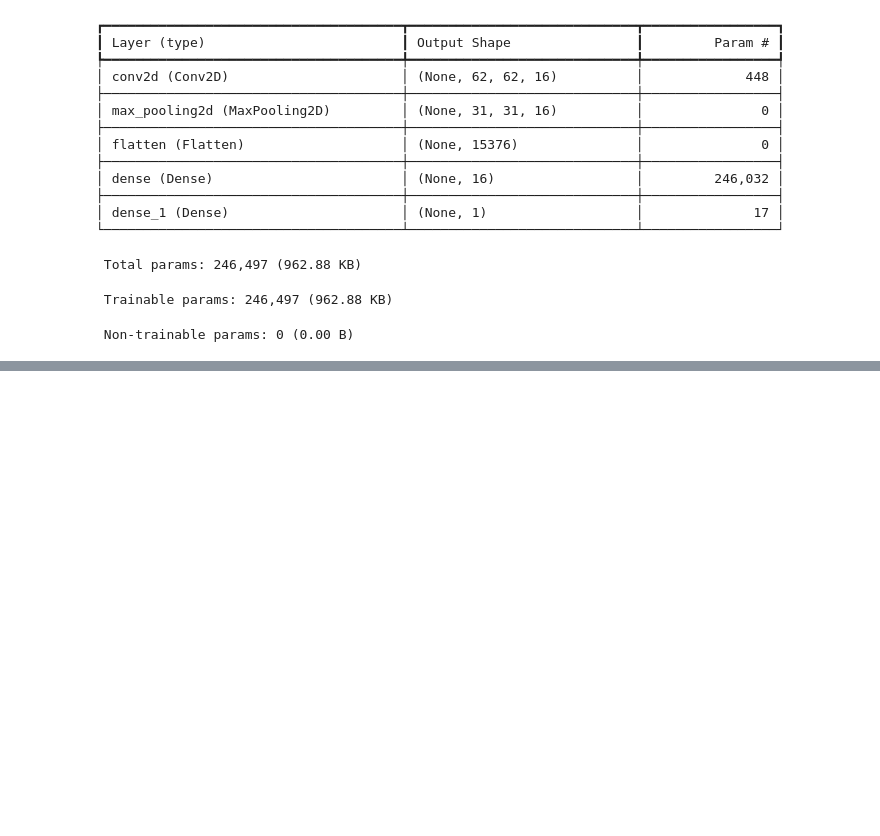
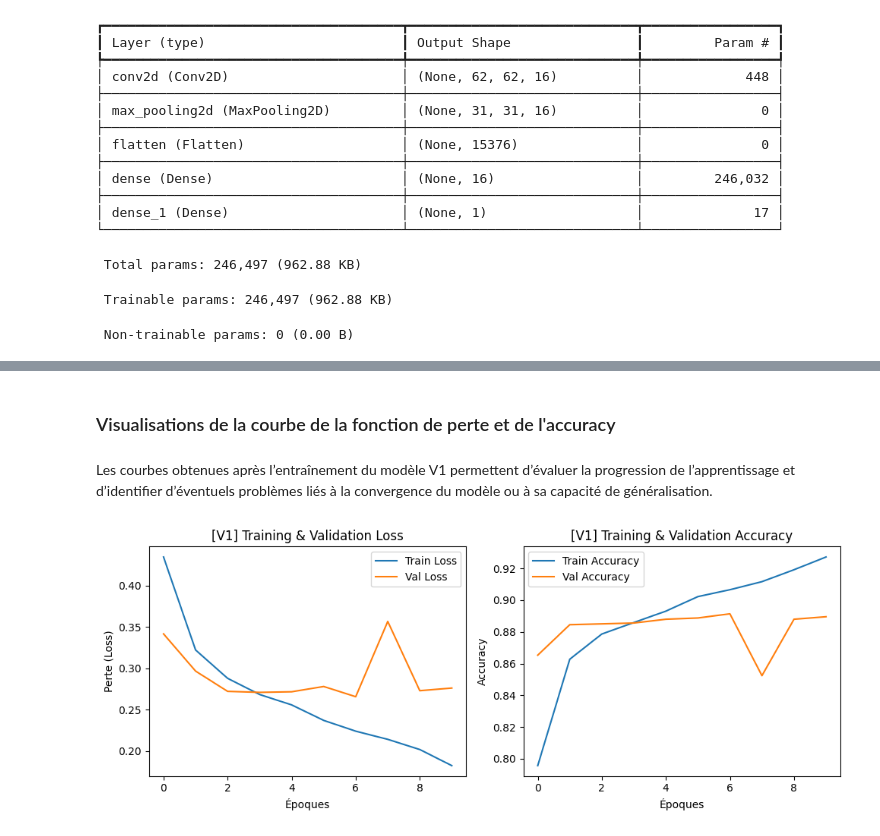
Before and after one commit to HuanJY/SAEBUT3, a Jupyter notebook: Model1.ipynb, the cells around one changed output, grey strips where cells are left out. Drawn from its saved outputs; the diff is of its cells as text; code cells hidden in the pictures; blank space fills up the shorter version.

```diff
--- a/Model1.ipynb
+++ b/Model1.ipynb
@@ -611,0 +381,29 @@ Ces résultats montrent que le modèle a amélioré sa capacité à bien classif
+# %% [markdown]
+### Visualisations de la courbe de la fonction de perte et de l'accuracy
+# %% [markdown]
+Les courbes obtenues après l’entraînement du modèle V1 permettent d’évaluer la progression de l’apprentissage et d’identifier d’éventuels problèmes liés à la convergence du modèle ou à sa capacité de généralisation.
+# %%
+plt.figure(figsize=(10,4))
+
+# Courbe de la fonction de perte (Loss)
+plt.subplot(1,2,1)
+plt.plot(history_v1.history['loss'], label='Train Loss')
+plt.plot(history_v1.history['val_loss'], label='Val Loss')
+plt.xlabel('Époques')
+plt.ylabel('Perte (Loss)')
+plt.legend()
+plt.title('[V1] Training & Validation Loss')
+
+# Courbe de l’Accuracy
+plt.subplot(1,2,2)
+plt.plot(history_v1.history['accuracy'], label='Train Accuracy')
+plt.plot(history_v1.history['val_accuracy'], label='Val Accuracy')
+plt.xlabel('Époques')
+plt.ylabel('Accuracy')
+plt.legend()
+plt.title('[V1] Training & Validation Accuracy')
+
+plt.tight_layout()
+plt.show()
+# %% [output]
+[figure, added]
```
Also changed, not shown: parts of 95 cells of this notebook.
